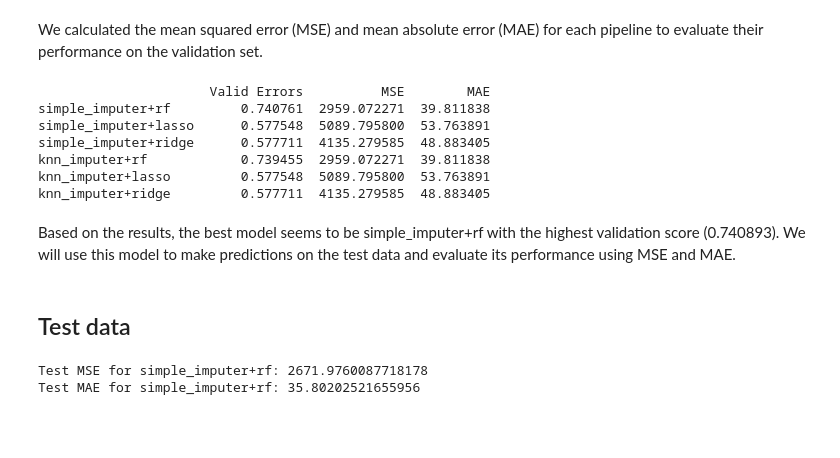
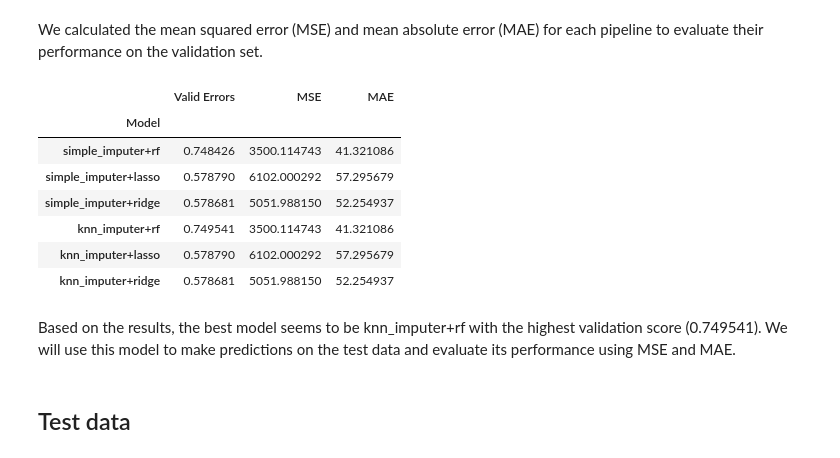
Before and after one commit to UCB-stat-159-s23/project-Group28, a Jupyter notebook: model_building.ipynb, the cells around one changed output. Saved outputs shown, nothing was run; the diff lists cells and outputs as text; code cells hidden in the pictures; blank space fills up the shorter version.

```diff
--- a/model_building.ipynb
+++ b/model_building.ipynb
@@ -51,19 +62,2 @@ X_train.shape, y_train.shape, X_valid.shape, y_valid.shape, X_test.shape, y_test
 # %% [markdown]
 We defined two imputers, SimpleImputer and KNNImputer, and three models, RandomForestRegressor, Lasso, and Ridge. This resulted in a total of six combinations of imputers and models.
-# %%
-imputers = {
-    "simple_imputer": SimpleImputer(strategy="most_frequent"),
-    "knn_imputer": KNNImputer()
-}
-models = {
-    "rf": RandomForestRegressor(n_estimators=100, min_samples_leaf=5),
-    "lasso": Lasso(),
-    "ridge": Ridge()
-}
-pipes = {}
-for imputer_name, imputer in imputers.items():
-    for model_name, model in models.items():
-        pipe = Pipeline(steps=[(imputer_name, imputer), (model_name, model)])
-        pipe_name = imputer_name + "+" + model_name
-        pipes[pipe_name] = pipe
-pipes
@@ -80,0 +64,3 @@ pipes
+# %%
+pipes = create_pipelines()
+pipes
@@ -108,41 +105,20 @@ for pipe_name, pipe in pipes.items():
     ypred_valid[pipe_name] = pipe.predict(X_valid)
 # %% [markdown]
 We calculated the mean squared error (MSE) and mean absolute error (MAE) for each pipeline to evaluate their performance on the validation set.
-# %%
-summary = pd.DataFrame.from_dict(valid_errs, columns=["Valid Errors"], orient='index')
-MSE = [mean_squared_error(y_valid, ypred_valid[col]) for col in ypred_valid]
-MAE = [mean_absolute_error(y_valid, ypred_valid[col]) for col in ypred_valid]
-summary["MSE"] = MSE
-summary["MAE"] = MAE
-
-# Show the summary
-print(summary)
-# %% [output]
-                      Valid Errors          MSE        MAE
-simple_imputer+rf         0.740761  2959.072271  39.811838
-simple_imputer+lasso      0.577548  5089.795800  53.763891
-simple_imputer+ridge      0.577711  4135.279585  48.883405
-knn_imputer+rf            0.739455  2959.072271  39.811838
-knn_imputer+lasso         0.577548  5089.795800  53.763891
-knn_imputer+ridge         0.577711  4135.279585  48.883405
+# %%
+summary = create_summary(valid_errs, y_valid, ypred_valid)
+summary.to_csv('results/summary.csv')
+summary
+# %% [output]
+|  | Valid Errors | MSE | MAE |
+| Model |  |  |  |
+| simple_imputer+rf | 0.748426 | 3500.114743 | 41.321086 |
+| simple_imputer+lasso | 0.578790 | 6102.000292 | 57.295679 |
+| simple_imputer+ridge | 0.578681 | 5051.988150 | 52.254937 |
+| knn_imputer+rf | 0.749541 | 3500.114743 | 41.321086 |
+| knn_imputer+lasso | 0.578790 | 6102.000292 | 57.295679 |
+| knn_imputer+ridge | 0.578681 | 5051.988150 | 52.254937 |
 # %% [markdown]
-Based on the results, the best model seems to be simple_imputer+rf with the highest validation score (0.740893). We will use this model to make predictions on the test data and evaluate its performance using MSE and MAE.
+Based on the results, the best model seems to be knn_imputer+rf	 with the highest validation score (0.749541). We will use this model to make predictions on the test data and evaluate its performance using MSE and MAE.
 # %% [markdown]
 ## Test data
-# %%
-best_model_name = 'simple_imputer+rf'
-best_model = tuned_pipelines[best_model_name]
-
-# Make predictions on the test data
-y_pred_test = best_model.predict(X_test)
-
-# Calculate MSE and MAE for the test data
-test_mse = mean_squared_error(y_test, y_pred_test)
-test_mae = mean_absolute_error(y_test, y_pred_test)
-
-# Print the results
-print(f"Test MSE for {best_model_name}: {test_mse}")
-print(f"Test MAE for {best_model_name}: {test_mae}")
-# %% [output]
-Test MSE for simple_imputer+rf: 2671.9760087718178
-Test MAE for simple_imputer+rf: 35.80202521655956
```
Also changed, not shown: parts of 6 cells of this notebook, 26 other files.
